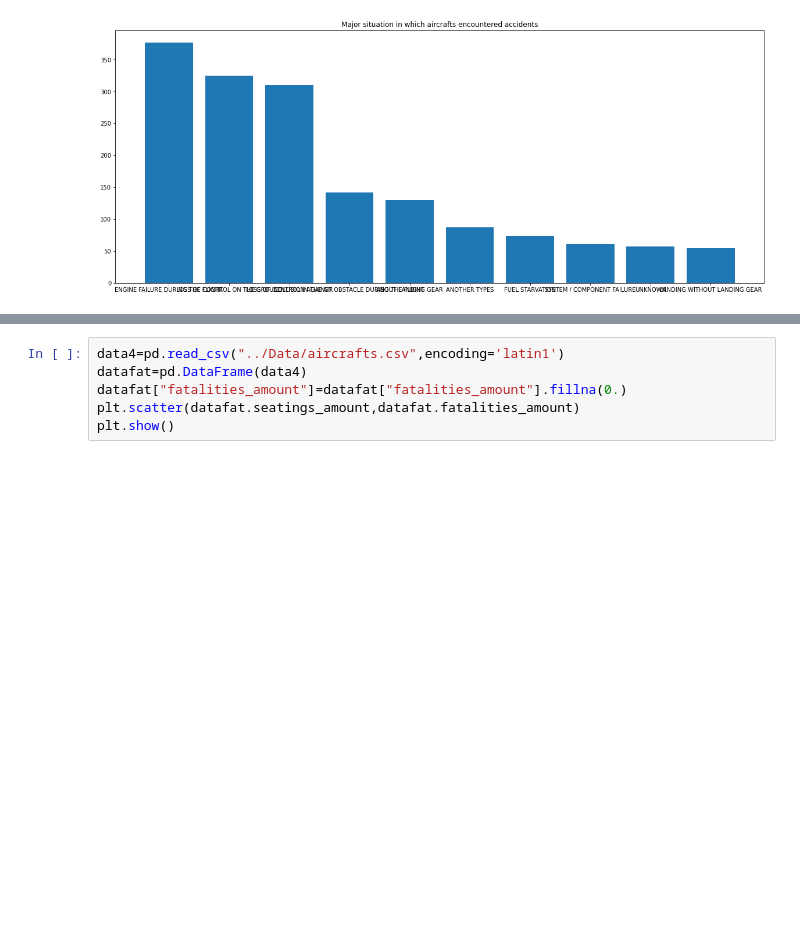
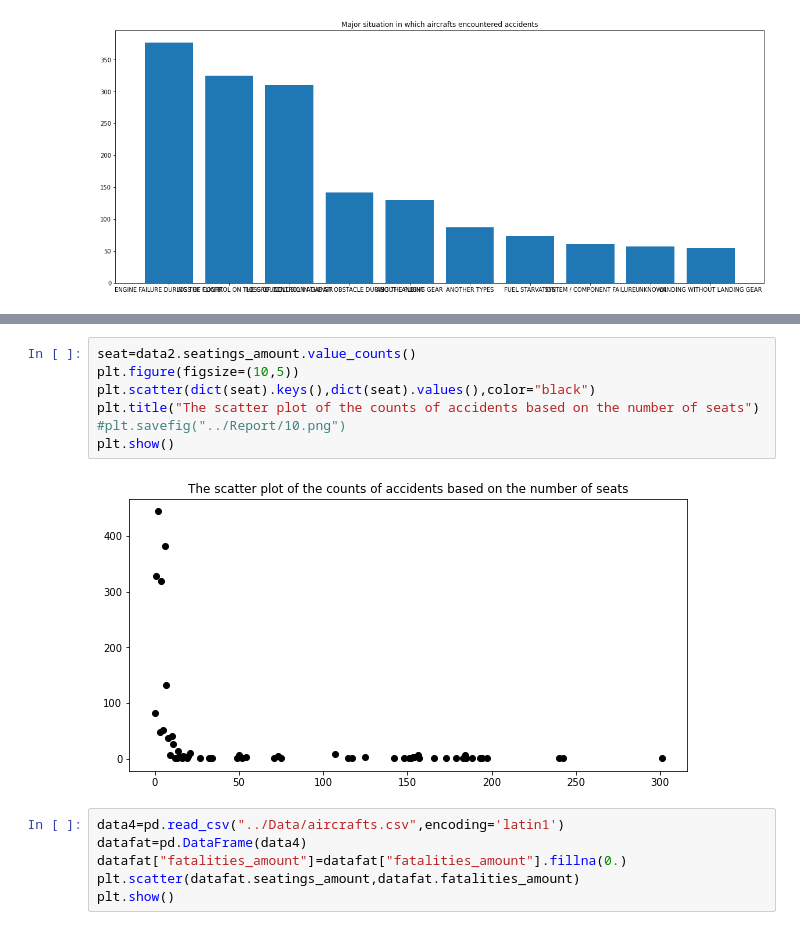
Before and after one commit to seorimpark/MATH517team2-4, a Jupyter notebook: Codes/Analysis.ipynb, the cells around one changed output, grey strips where cells are left out. Cells and saved outputs as stored; diff of their text form; blank space fills up the shorter version.

```diff
--- a/Codes/Analysis.ipynb
+++ b/Codes/Analysis.ipynb
@@ -184,3 +193,12 @@ plt.show()
+# %%
+seat=data2.seatings_amount.value_counts()
+plt.figure(figsize=(10,5))
+plt.scatter(dict(seat).keys(),dict(seat).values(),color="black")
+plt.title("The scatter plot of the counts of accidents based on the number of seats")
+#plt.savefig("../Report/10.png")
+plt.show()
+# %% [output]
+[figure, added]
 # %%
 data4=pd.read_csv("../Data/aircrafts.csv",encoding='latin1')
 datafat=pd.DataFrame(data4)
```
Also changed, not shown: parts of 2 cells of this notebook, 12 other files.
